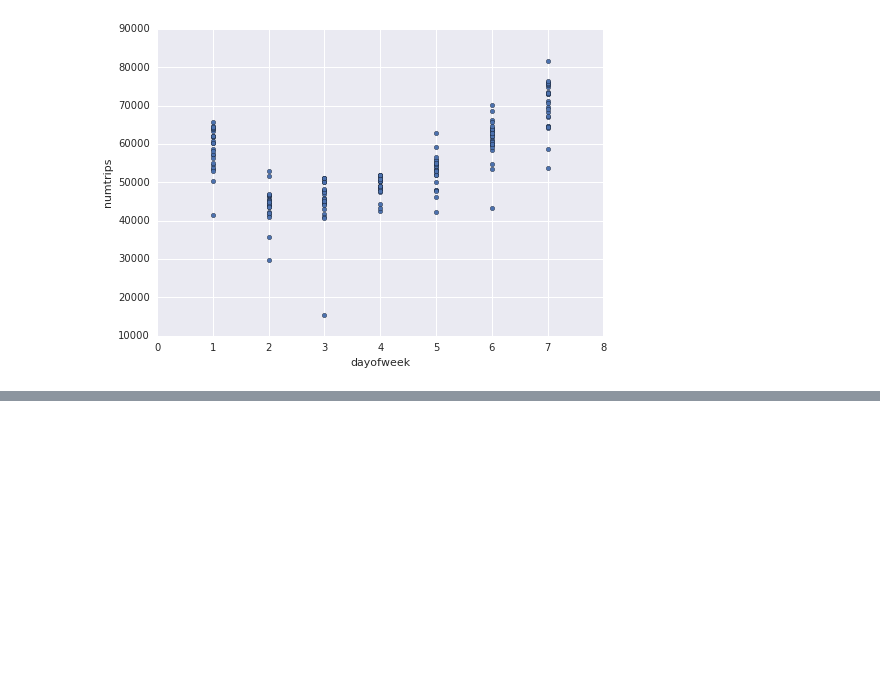
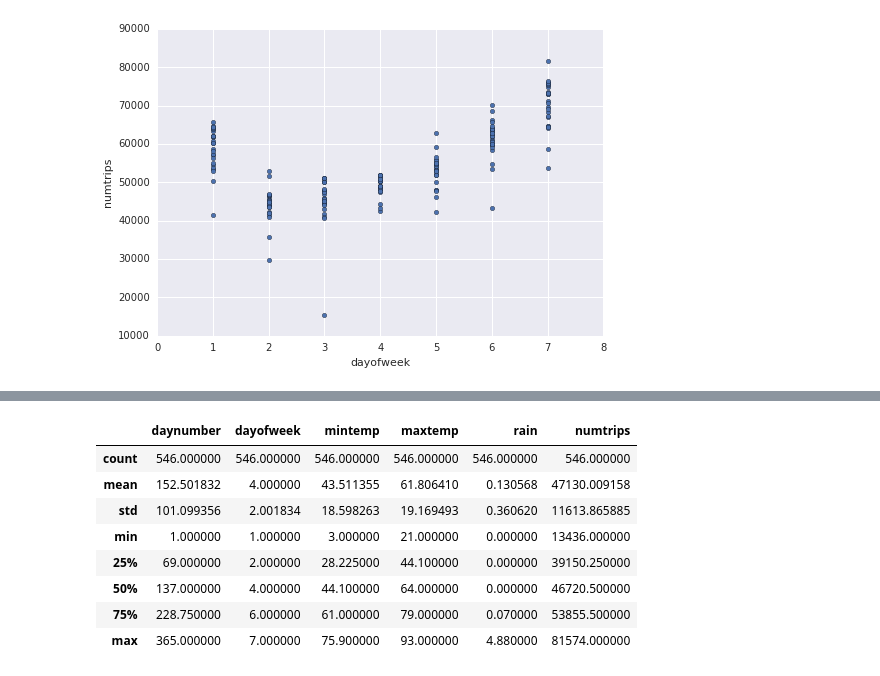
Before and after one commit to tankbell/googlecompute, a Jupyter notebook: Untitled Notebook.ipynb, the cells around one changed output, grey strips where cells are left out. Saved outputs shown, nothing was run; the diff lists cells and outputs as text; code cells hidden in the pictures; blank space fills up the shorter version.

```diff
--- a/Untitled Notebook.ipynb
+++ b/Untitled Notebook.ipynb
@@ -87,0 +92,5 @@ j = data.plot(kind='scatter', x='dayofweek', y='numtrips')
+# %%
+trips = bq.Query(taxiquery, YEAR=2014).to_dataframe()
+weather = bq.Query(wxquery, YEAR=2014).to_dataframe()
+data2014 = pd.merge(weather, trips, on='daynumber')
+data2014[:5]
@@ -87,0 +104,13 @@ j = data.plot(kind='scatter', x='dayofweek', y='numtrips')
+# %%
+data2 = pd.concat([data, data2014])
+data2.describe()
+# %% [output]
+|  | daynumber | dayofweek | mintemp | maxtemp | rain | numtrips |
+| count | 546.000000 | 546.000000 | 546.000000 | 546.000000 | 546.000000 | 546.000000 |
+| mean | 152.501832 | 4.000000 | 43.511355 | 61.806410 | 0.130568 | 47130.009158 |
+| std | 101.099356 | 2.001834 | 18.598263 | 19.169493 | 0.360620 | 11613.865885 |
+| min | 1.000000 | 1.000000 | 3.000000 | 21.000000 | 0.000000 | 13436.000000 |
+| 25% | 69.000000 | 2.000000 | 28.225000 | 44.100000 | 0.000000 | 39150.250000 |
+| 50% | 137.000000 | 4.000000 | 44.100000 | 64.000000 | 0.000000 | 46720.500000 |
+| 75% | 228.750000 | 6.000000 | 61.000000 | 79.000000 | 0.070000 | 53855.500000 |
+| max | 365.000000 | 7.000000 | 75.900000 | 93.000000 | 4.880000 | 81574.000000 |
```
Also changed, not shown: parts of 2 cells of this notebook.
